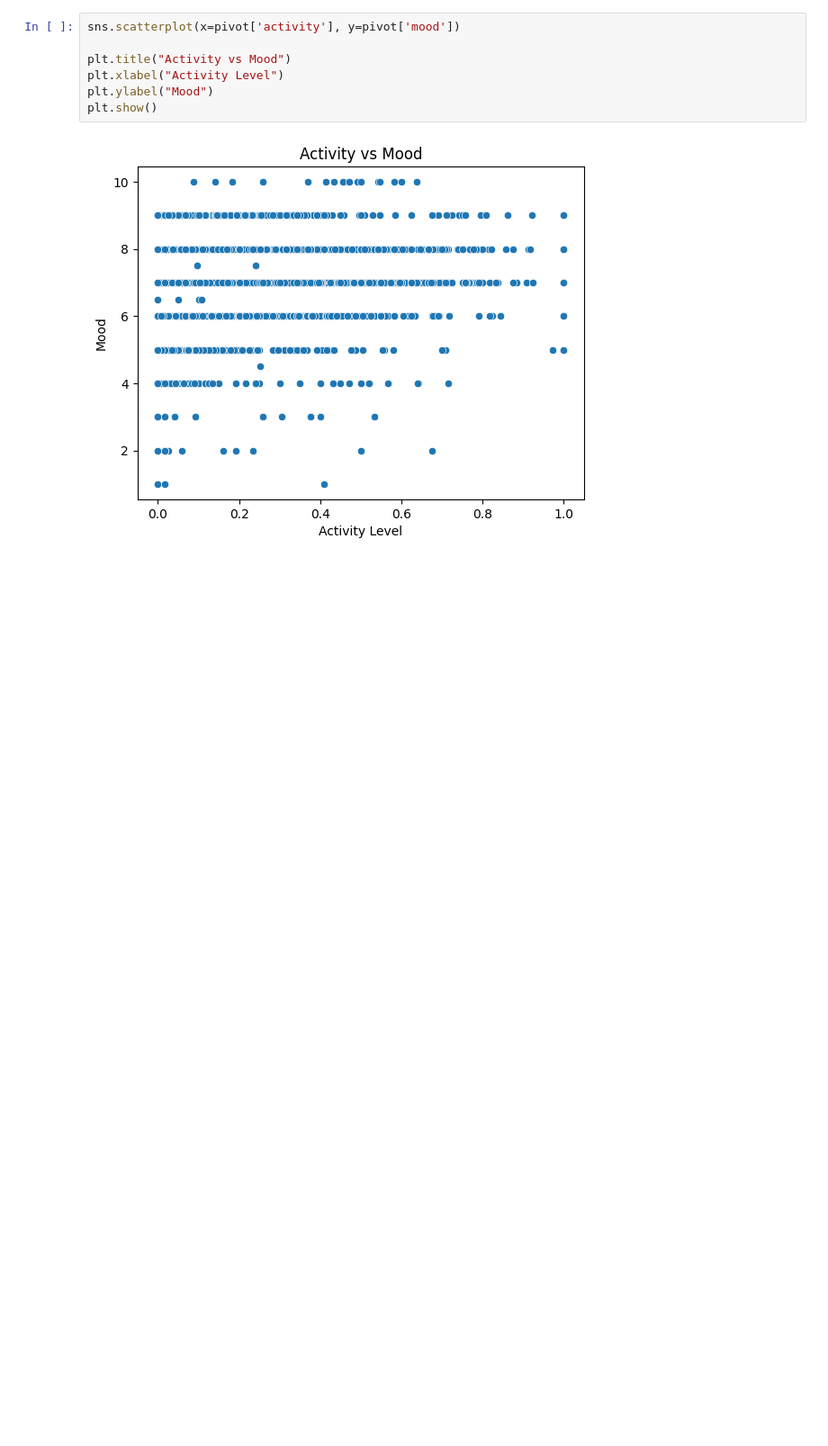
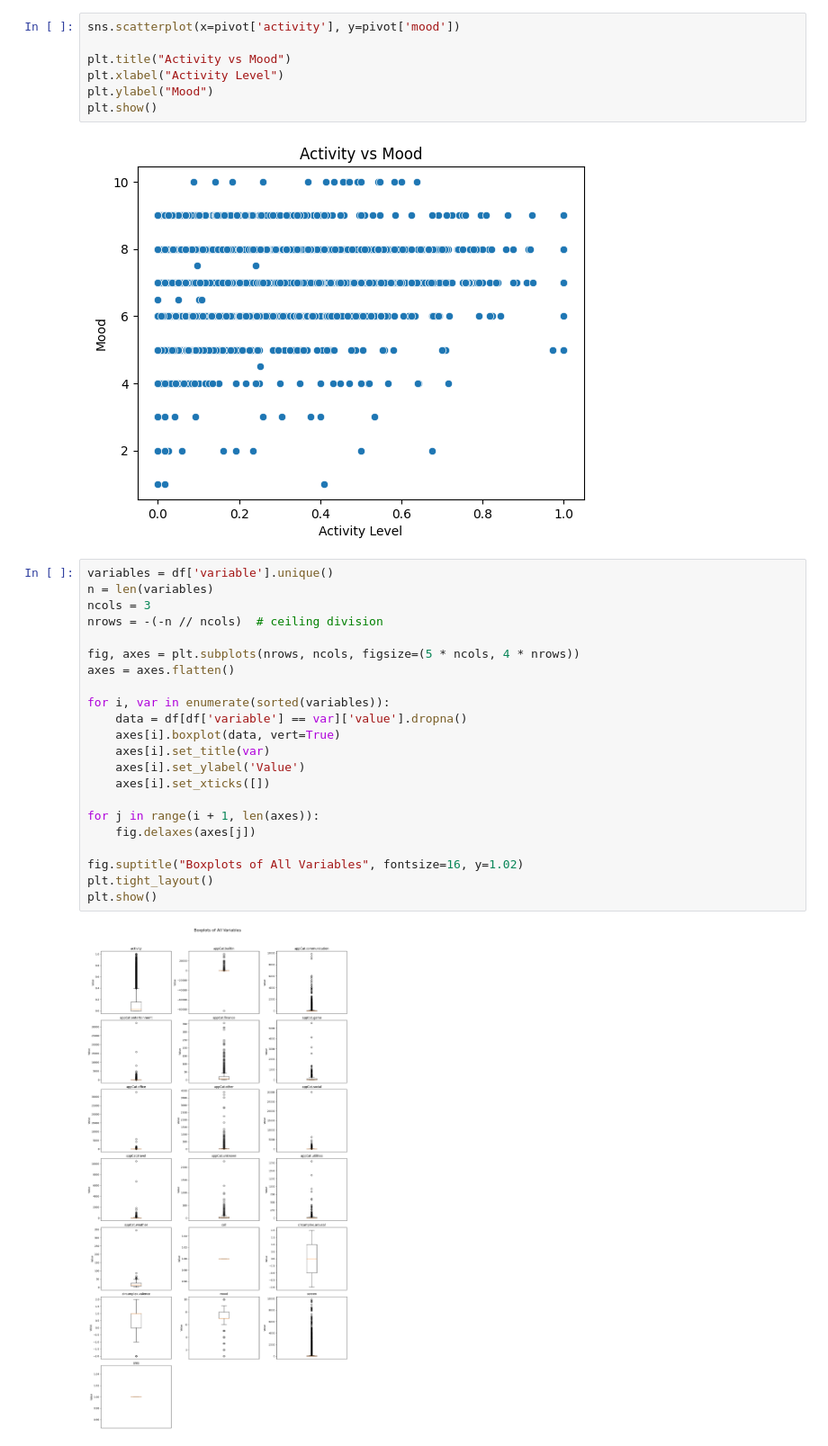
Before and after one commit to PJWVDH/Data-mining-techniques, a Jupyter notebook: dylan.ipynb, the cells around one changed output. Shown at 90% size. Drawn from its saved outputs; the diff is of its cells as text; blank space fills up the shorter version.

```diff
--- a/dylan.ipynb
+++ b/dylan.ipynb
@@ -129,3 +128,27 @@ plt.ylabel("Mood")
 plt.show()
 # %% [output]
 [figure]
+# %%
+variables = df['variable'].unique()
+n = len(variables)
+ncols = 3
+nrows = -(-n // ncols)  # ceiling division
+
+fig, axes = plt.subplots(nrows, ncols, figsize=(5 * ncols, 4 * nrows))
+axes = axes.flatten()
+
+for i, var in enumerate(sorted(variables)):
+    data = df[df['variable'] == var]['value'].dropna()
+    axes[i].boxplot(data, vert=True)
+    axes[i].set_title(var)
+    axes[i].set_ylabel('Value')
+    axes[i].set_xticks([])
+
+for j in range(i + 1, len(axes)):
+    fig.delaxes(axes[j])
+
+fig.suptitle("Boxplots of All Variables", fontsize=16, y=1.02)
+plt.tight_layout()
+plt.show()
+# %% [output]
+[figure, added]
```
Also changed, not shown: parts of 9 cells of this notebook.
